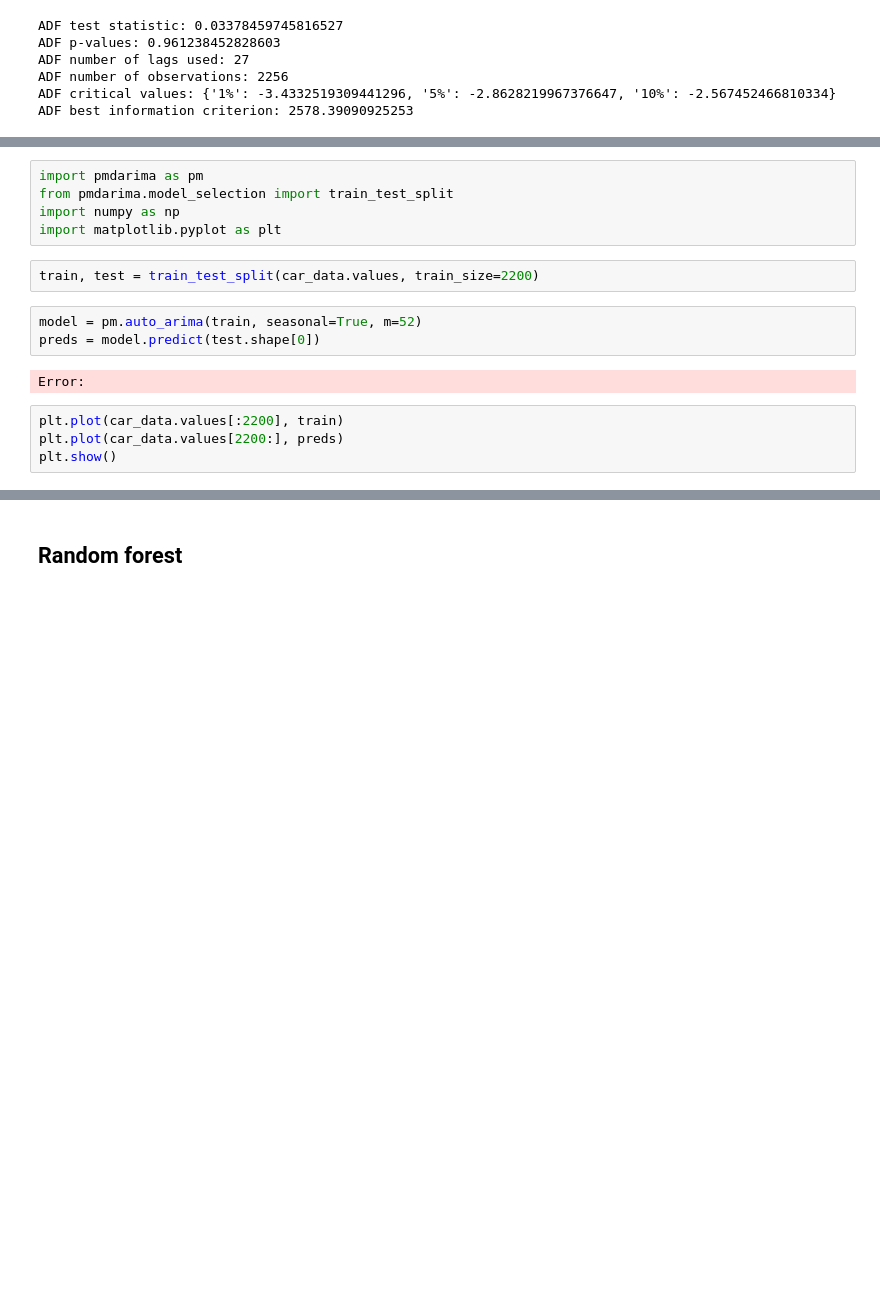
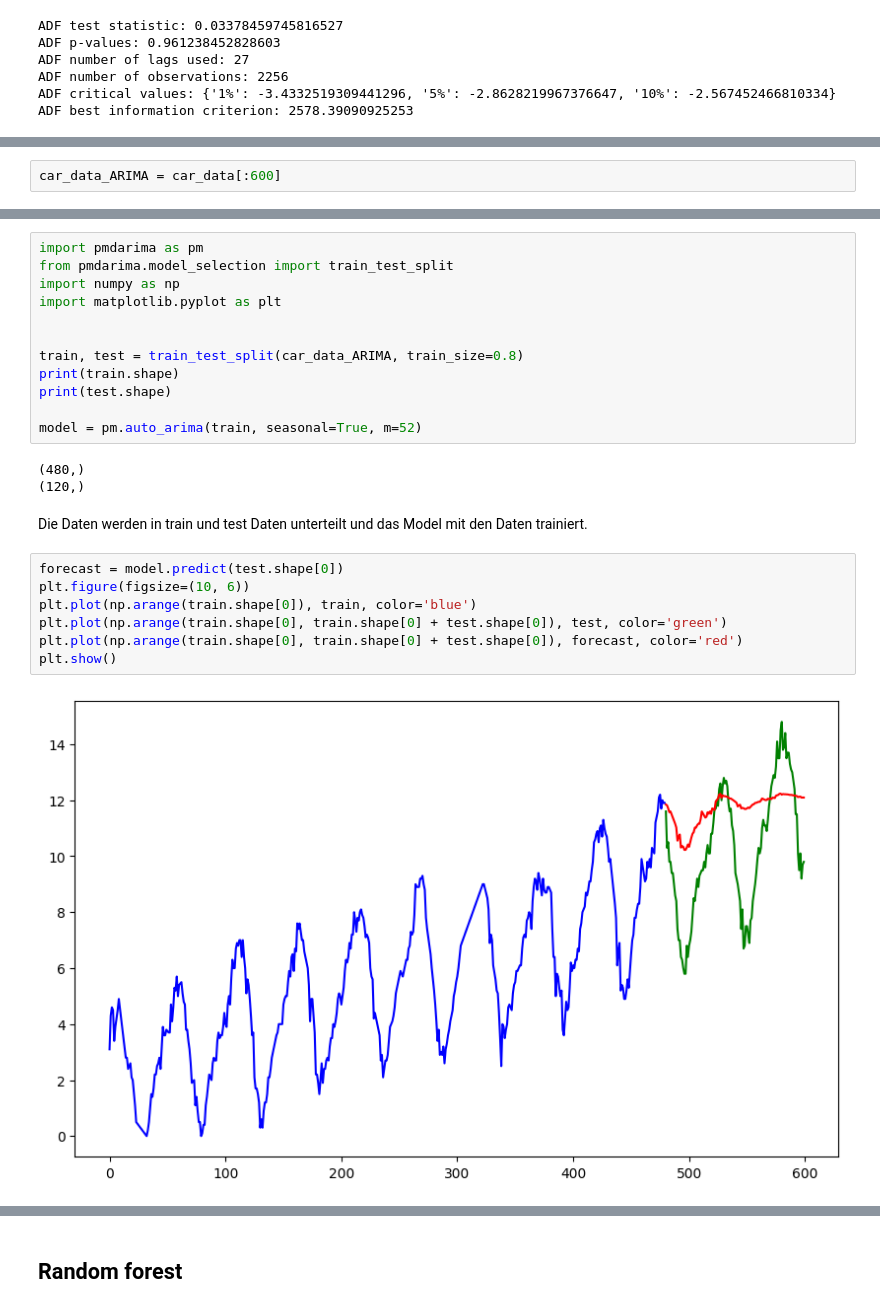
Before and after one commit to Maximus0203/DataWarehouse, a Jupyter notebook: SeminarArbeit.ipynb, the cells around one changed output, grey strips where cells are left out. Saved outputs shown, nothing was run; the diff lists cells and outputs as text; blank space fills up the shorter version.

```diff
--- a/SeminarArbeit.ipynb
+++ b/SeminarArbeit.ipynb
@@ -115,0 +154,2 @@ ADF best information criterion: 2578.39090925253
+# %%
+car_data_ARIMA = car_data[:600]
@@ -118,14 +160,24 @@ import pmdarima as pm
 from pmdarima.model_selection import train_test_split
 import numpy as np
 import matplotlib.pyplot as plt
+
+
+train, test = train_test_split(car_data_ARIMA, train_size=0.8)
+print(train.shape)
+print(test.shape)
+
+model = pm.auto_arima(train, seasonal=True, m=52)
+# %% [output]
+(480,)
+(120,)
-# %%
-train, test = train_test_split(car_data.values, train_size=2200)
-# %%
-model = pm.auto_arima(train, seasonal=True, m=52)
-preds = model.predict(test.shape[0])
-# %% [output]
-Error:
-# %%
-plt.plot(car_data.values[:2200], train)
-plt.plot(car_data.values[2200:], preds)
-plt.show()
+# %% [markdown]
+Die Daten werden in train und test Daten unterteilt und das Model mit den Daten trainiert.
+# %%
+forecast = model.predict(test.shape[0])
+plt.figure(figsize=(10, 6))
+plt.plot(np.arange(train.shape[0]), train, color='blue')
+plt.plot(np.arange(train.shape[0], train.shape[0] + test.shape[0]), test, color='green')
+plt.plot(np.arange(train.shape[0], train.shape[0] + test.shape[0]), forecast, color='red')
+plt.show()
+# %% [output]
+[figure, added]
```
Also changed, not shown: parts of 55 cells of this notebook, 1 other file.
